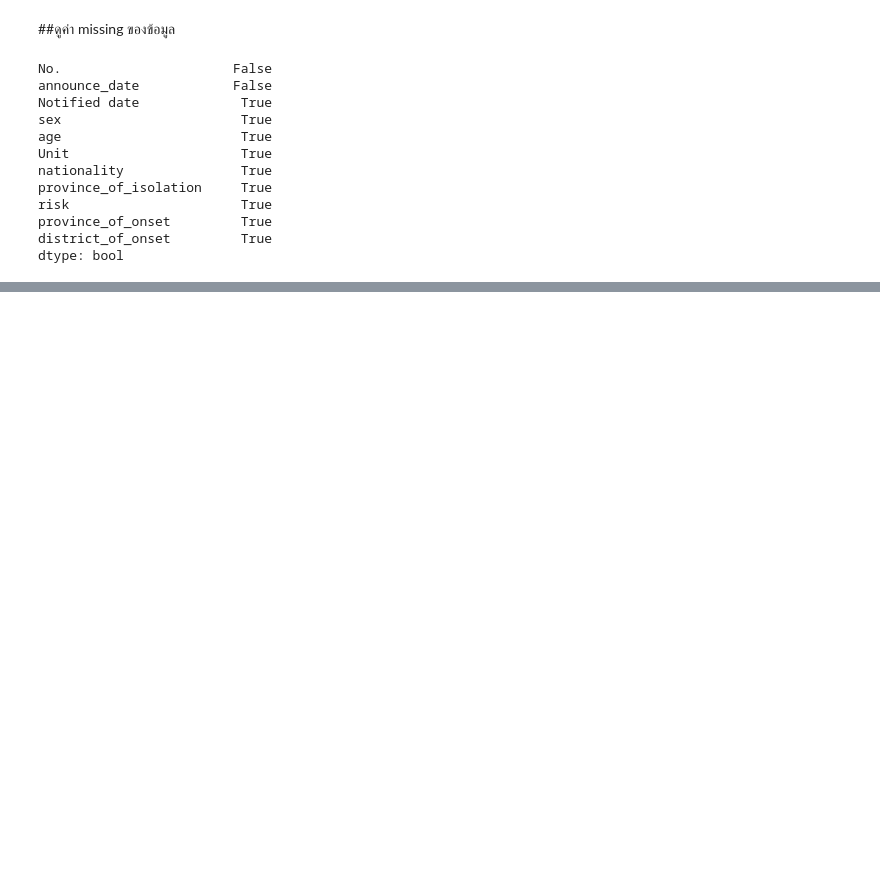
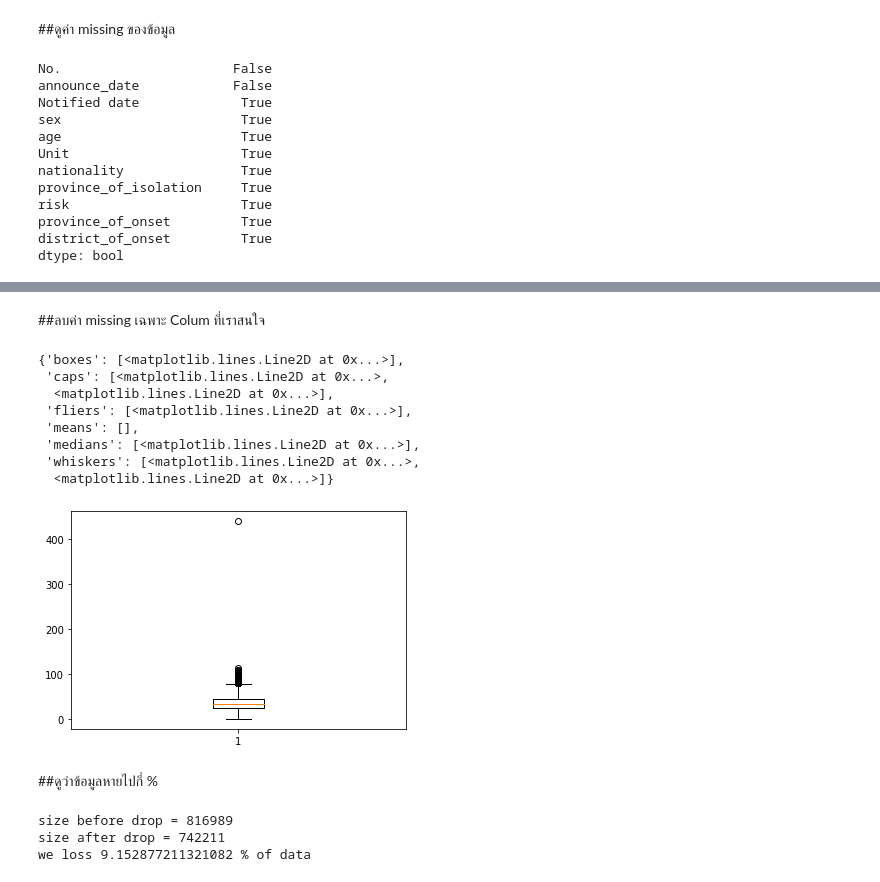
Before and after one commit to Benza1611/data_viz_2022, a Jupyter notebook: BasicPython&DataViz_midterm2022.ipynb, the cells around one changed output, grey strips where cells are left out. Drawn from its saved outputs; the diff is of its cells as text; code cells hidden in the pictures; blank space fills up the shorter version.

Commit message:
ลบค่า Missing ดูว่าข้อมูลหายไปกี่ %

```diff
--- a/BasicPython&DataViz_midterm2022.ipynb
+++ b/BasicPython&DataViz_midterm2022.ipynb
@@ -103 +103,3 @@ Unnamed: 5                    True
 dtype: bool
+# %% [markdown]
+##ลบค่า missing เฉพาะ Colum ที่เราสนใจ
@@ -103,0 +108,25 @@ dtype: bool
+# %%
+data_covid_nomissingAge = data_covid.dropna(subset=['age'])
+plt.boxplot(data_covid_nomissingAge['age'])
+# %% [output]
+{'boxes': [<matplotlib.lines.Line2D at 0x...>],
+ 'caps': [<matplotlib.lines.Line2D at 0x...>,
+  <matplotlib.lines.Line2D at 0x...>],
+ 'fliers': [<matplotlib.lines.Line2D at 0x...>],
+ 'means': [],
+ 'medians': [<matplotlib.lines.Line2D at 0x...>],
+ 'whiskers': [<matplotlib.lines.Line2D at 0x...>,
+  <matplotlib.lines.Line2D at 0x...>]}
+[figure, added]
+# %% [markdown]
+##ดูว่าข้อมูลหายไปกี่ %
+# %%
+removed2 = data_covid.shape[0] - data_covid_nomissingAge.shape[0]
+
+print(f'size before drop = {data_covid.shape[0]}')
+print(f'size after drop = {data_covid_nomissingAge.shape[0]}')
+print(f'we loss {(removed2/data_covid.shape[0])*100} % of data')
+# %% [output]
+size before drop = 816989
+size after drop = 742211
+we loss 9.152877211321082 % of data
```
Also changed, not shown: parts of 5 cells of this notebook.
